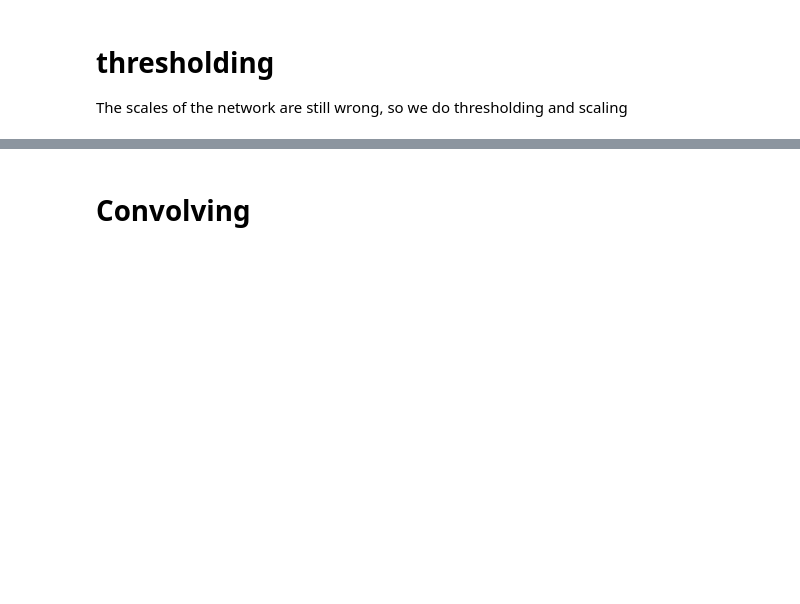
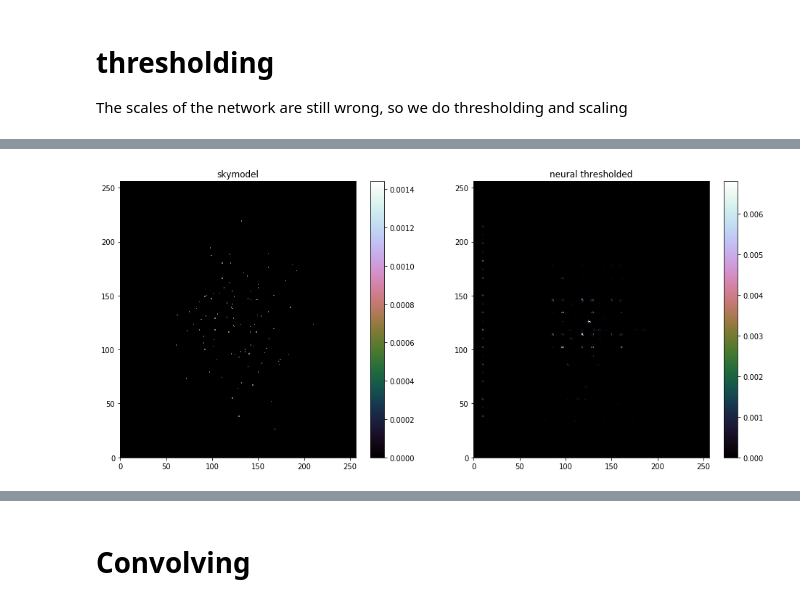
Before and after one commit to gijzelaerr/vacuum-cleaner, a Jupyter notebook: notebooks/convolve.ipynb, the cells around one changed output, grey strips where cells are left out. Saved outputs shown, nothing was run; the diff lists cells and outputs as text; code cells hidden in the pictures; blank space fills up the shorter version.

```diff
--- a/notebooks/convolve.ipynb
+++ b/notebooks/convolve.ipynb
@@ -102,0 +85,10 @@ _ = a2.set_title('neural scaled')
+# %%
+f, (a1, a2) = plt.subplots(1, 2, figsize=(16,7))
+i1 = a1.pcolor(skymodel, cmap='cubehelix')
+f.colorbar(i1, ax=a1)
+a1.set_title('skymodel')
+i2 = a2.pcolor(thresholded, cmap='cubehelix')
+f.colorbar(i2, ax=a2)
+_ = a2.set_title('neural thresholded')
+# %% [output]
+[figure, added]
```
Also changed, not shown: parts of 26 cells of this notebook, 10 other files.
